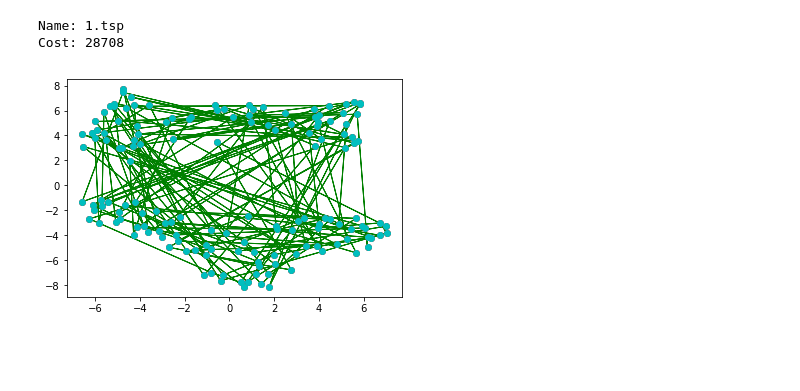
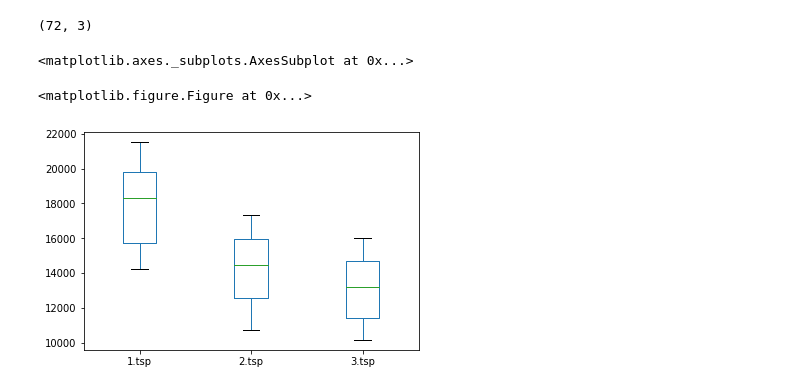
Before and after one commit to elixxx/Nature-inspired-Algorithms, a Jupyter notebook: analysis_aco.ipynb, the cells around one changed output. Saved outputs shown, nothing was run; the diff lists cells and outputs as text; code cells hidden in the pictures; blank space fills up the shorter version.

```diff
--- a/analysis_aco.ipynb
+++ b/analysis_aco.ipynb
@@ -127,20 +145,0 @@ Cost: 23309
-# %%
-# distance matrix to 2d points
-distance_matrix = parse_to_matrix("problems/travelling_salesman/data/3.tsp", dtype= np.float64)
-points_tsne = tsne(distance_matrix)
-
-route = df['Route'][2]
-print("Name: " + str(df['Name'][2]))
-print("Cost: " + str(df['Cost'][2]))
-#print("Route: " + str(df['Route'][0]))
-#print("Points: " + str(points_tsne))
-#print("Distance Matrix: " + str(distance_matrix))
-
-plt.plot(*zip(*points_tsne),'ro')
-plt.show()
-
-plotTSP(route, points_tsne, 1, color='g', paths=[df['Route'][2]])
-# %% [output]
-Name: 1.tsp
-Cost: 28708
-[figure, removed]
@@ -162,0 +146,27 @@ plotTSP(route, points_tsne, 1, color='b')
+# %%
+with open('P1_1511981995.003955out.pkl', 'rb') as fp:
+    df = pickle.load(fp)
+df.head()
+costs1 = df["optimize_value_cost"]
+
+with open('P2_1511983124.611429out.pkl', 'rb') as fp:
+    df = pickle.load(fp)
+df.head()
+costs2 = df["optimize_value_cost"]
+
+with open('P3_1511984095.247599out.pkl', 'rb') as fp:
+    df = pickle.load(fp)
+df.head()
+costs3 = df["optimize_value_cost"]
+
+costs = np.array([costs1, costs2, costs3])
+costs = costs.T
+print(costs.shape)
+df = pd.DataFrame(costs, columns=['1.tsp','2.tsp','3.tsp'])
+plt.savefig('boxplot')
+df.plot.box()
+# %% [output]
+(72, 3)
+<matplotlib.axes._subplots.AxesSubplot at 0x...>
+<matplotlib.figure.Figure at 0x...>
+[figure, added]
```
Also changed, not shown: parts of 9 cells of this notebook.
